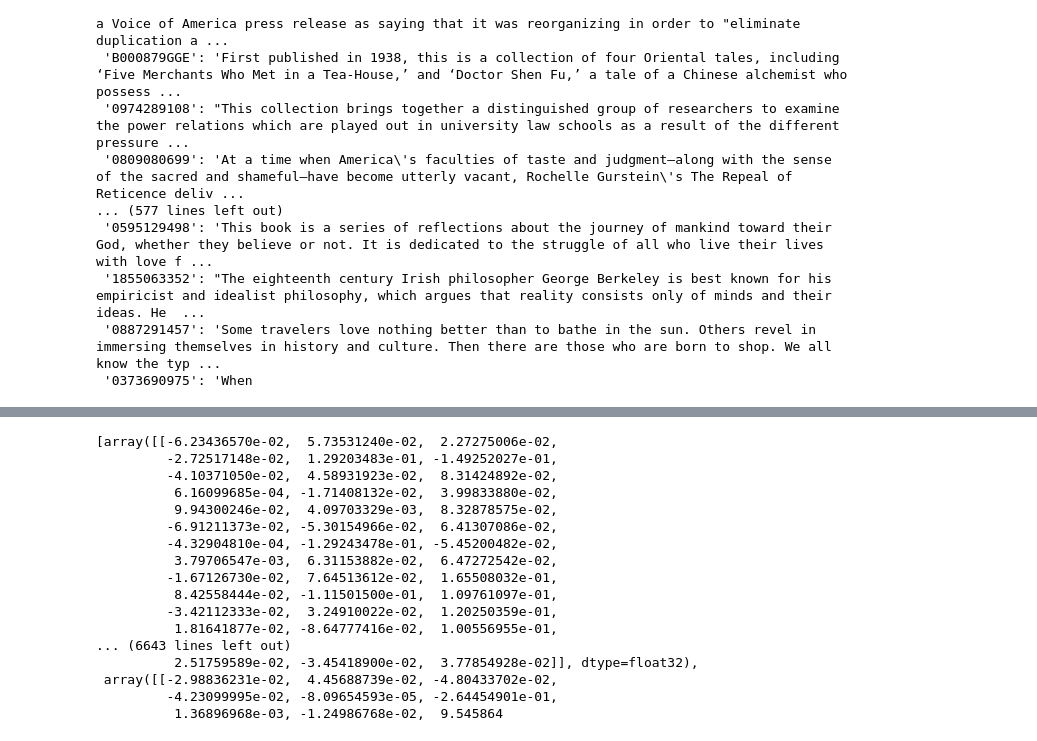
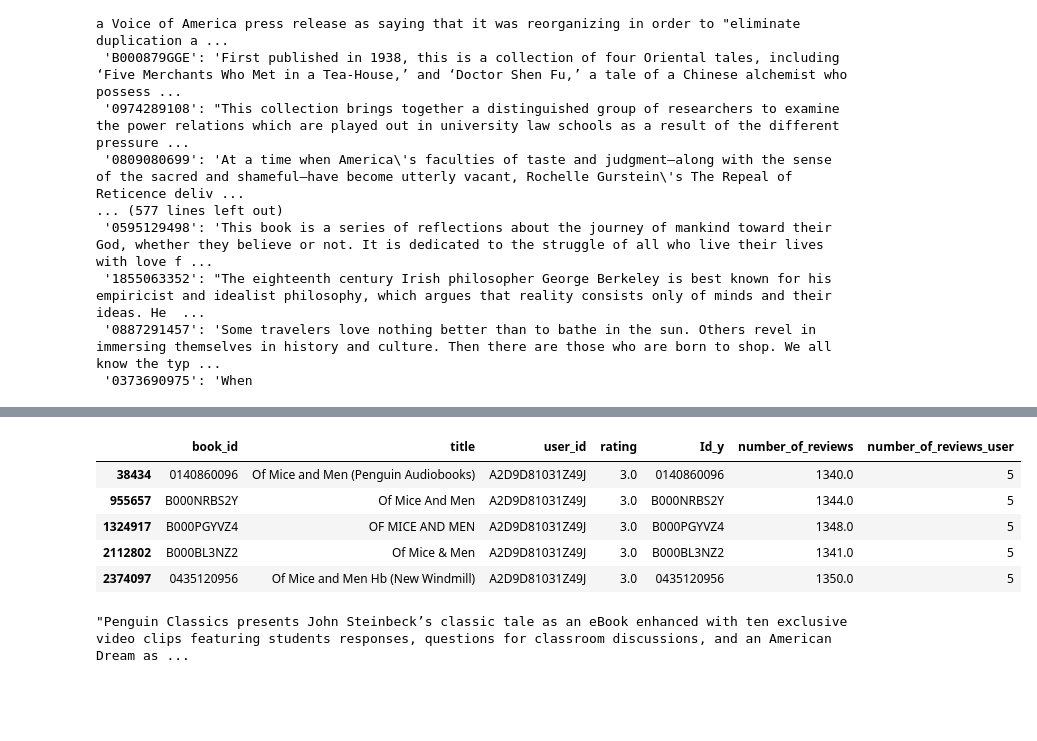
Before and after one commit to t0nychopp3r/recommenderSystem_cds121, a Jupyter notebook: Book_RS.ipynb, the cells around one changed output, grey strips where cells are left out. Cells and saved outputs as stored; diff of their text form; code cells hidden in the pictures; blank space fills up the shorter version.

```diff
--- a/Book_RS.ipynb
+++ b/Book_RS.ipynb
@@ -679,3 +687,0 @@ embeddings_np = [e.numpy() for e in embeddings]
-# %%
-# a user_id from the testset
-user_id = get_random_user()
@@ -722,20 +709,18 @@ array([-1.09358519e-01,  5.06306812e-02, -1.02357134e-01, -9.25682019e-03,
-# %%
-embeddings_np
-# %% [output]
-[array([[-6.23436570e-02,  5.73531240e-02,  2.27275006e-02,
-         -2.72517148e-02,  1.29203483e-01, -1.49252027e-01,
-         -4.10371050e-02,  4.58931923e-02,  8.31424892e-02,
-          6.16099685e-04, -1.71408132e-02,  3.99833880e-02,
-          9.94300246e-02,  4.09703329e-03,  8.32878575e-02,
-         -6.91211373e-02, -5.30154966e-02,  6.41307086e-02,
-         -4.32904810e-04, -1.29243478e-01, -5.45200482e-02,
-          3.79706547e-03,  6.31153882e-02,  6.47272542e-02,
-         -1.67126730e-02,  7.64513612e-02,  1.65508032e-01,
-          8.42558444e-02, -1.11501500e-01,  1.09761097e-01,
-         -3.42112333e-02,  3.24910022e-02,  1.20250359e-01,
-          1.81641877e-02, -8.64777416e-02,  1.00556955e-01,
-... (6643 lines left out)
-          2.51759589e-02, -3.45418900e-02,  3.77854928e-02]], dtype=float32),
- array([[-2.98836231e-02,  4.45688739e-02, -4.80433702e-02,
-         -4.23099995e-02, -8.09654593e-05, -2.64454901e-01,
-          1.36896968e-03, -1.24986768e-02,  9.545864
+# %%
+# show the book with the best rating for the user and his rating
+books_df[books_df['Id'] == get_best_rated_book(user_id)]
+
+# show the ratings of the user for the books
+df[df['user_id'] == user_id]
+# %% [output]
+|  | book_id | title | user_id | rating | Id_y | number_of_reviews | number_of_reviews_user |
+| 38434 | 0140860096 | Of Mice and Men (Penguin Audiobooks) | A2D9D81031Z49J | 3.0 | 0140860096 | 1340.0 | 5 |
+| 955657 | B000NRBS2Y | Of Mice And Men | A2D9D81031Z49J | 3.0 | B000NRBS2Y | 1344.0 | 5 |
+| 1324917 | B000PGYVZ4 | OF MICE AND MEN | A2D9D81031Z49J | 3.0 | B000PGYVZ4 | 1348.0 | 5 |
+| 2112802 | B000BL3NZ2 | Of Mice & Men | A2D9D81031Z49J | 3.0 | B000BL3NZ2 | 1341.0 | 5 |
+| 2374097 | 0435120956 | Of Mice and Men Hb (New Windmill) | A2D9D81031Z49J | 3.0 | 0435120956 | 1350.0 | 5 |
+# %%
+# get the description of the book with the best rating for the user
+description_dict[get_best_rated_book(user_id)]
+# %% [output]
+"Penguin Classics presents John Steinbeck’s classic tale as an eBook enhanced with ten exclusive video clips featuring students responses, questions for classroom discussions, and an American Dream as ...
```
Also changed, not shown: parts of 53 cells of this notebook.
